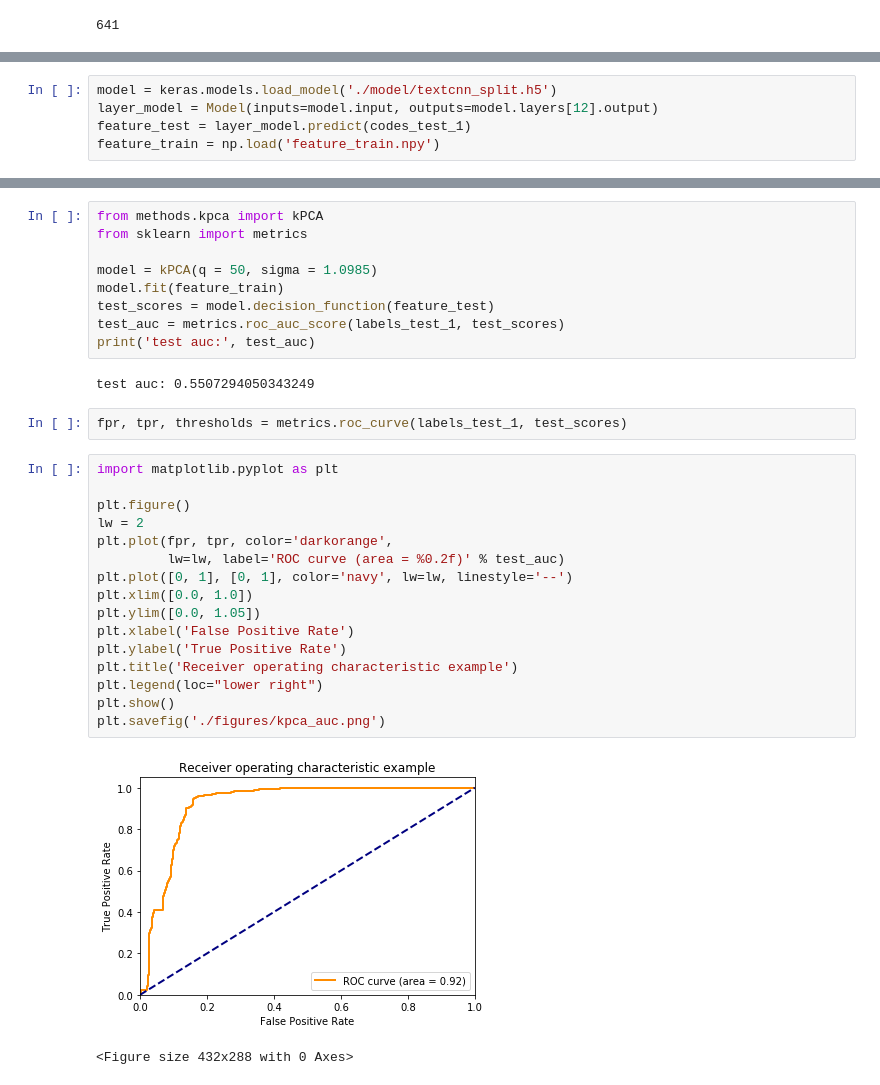
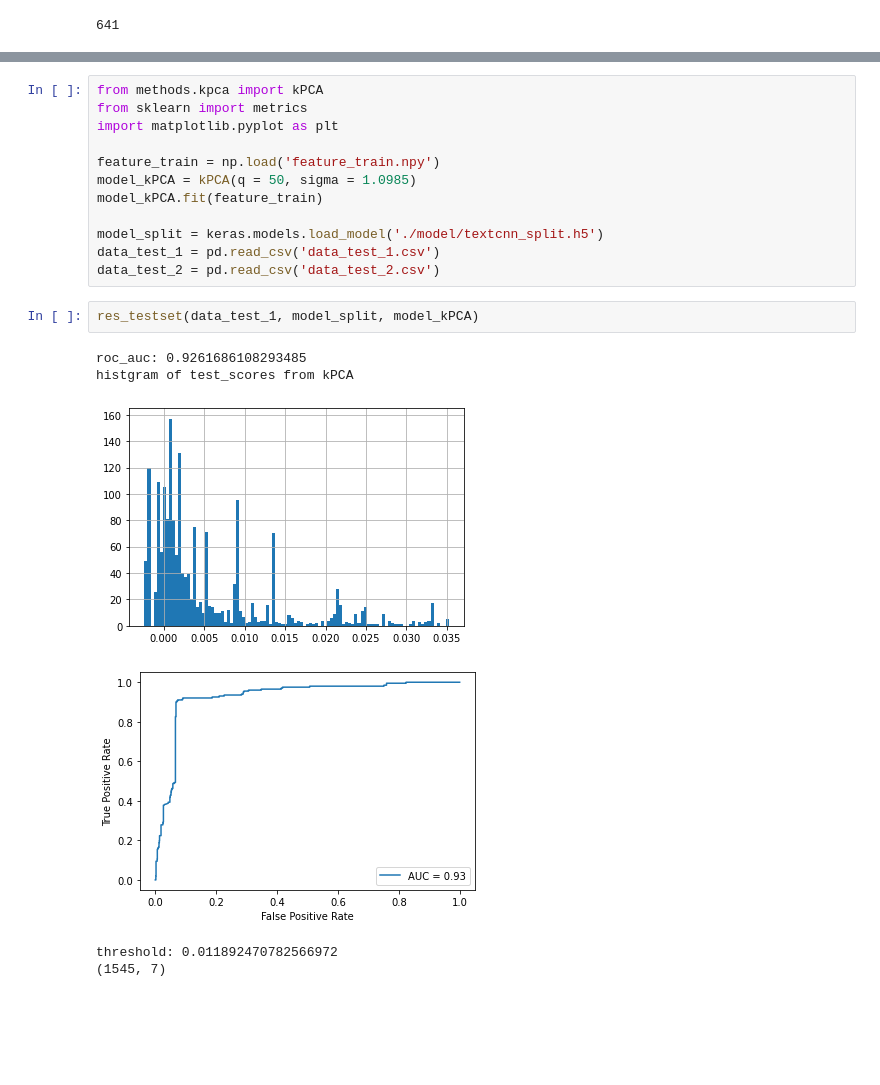
Before and after one commit to yuanchongbit/timeEvolved, a Jupyter notebook: TextCNN/textcnn_kpca.ipynb, the cells around one changed output, grey strips where cells are left out. Cells and saved outputs as stored; diff of their text form; blank space fills up the shorter version.

Commit message:
add function to get the results of test_dataset

```diff
--- a/TextCNN/textcnn_kpca.ipynb
+++ b/TextCNN/textcnn_kpca.ipynb
@@ -143,5 +137,0 @@ codes_test_1 = codes_loader(codes_test_1)
-# %%
-model = keras.models.load_model('./model/textcnn_split.h5')
-layer_model = Model(inputs=model.input, outputs=model.layers[12].output)
-feature_test = layer_model.predict(codes_test_1)
-feature_train = np.load('feature_train.npy')
@@ -148,32 +197,21 @@ feature_train = np.load('feature_train.npy')
 # %%
 from methods.kpca import kPCA
 from sklearn import metrics
+import matplotlib.pyplot as plt
 
-model = kPCA(q = 50, sigma = 1.0985)
-model.fit(feature_train)
-test_scores = model.decision_function(feature_test)
-test_auc = metrics.roc_auc_score(labels_test_1, test_scores)
-print('test auc:', test_auc)
+feature_train = np.load('feature_train.npy')
+model_kPCA = kPCA(q = 50, sigma = 1.0985)
+model_kPCA.fit(feature_train)
+
+model_split = keras.models.load_model('./model/textcnn_split.h5')
+data_test_1 = pd.read_csv('data_test_1.csv')
+data_test_2 = pd.read_csv('data_test_2.csv')
-# %% [output]
-test auc: 0.5507294050343249
-# %%
-fpr, tpr, thresholds = metrics.roc_curve(labels_test_1, test_scores)
-# %%
-import matplotlib.pyplot as plt
-
-plt.figure()
-lw = 2
-plt.plot(fpr, tpr, color='darkorange',
-         lw=lw, label='ROC curve (area = %0.2f)' % test_auc)
-plt.plot([0, 1], [0, 1], color='navy', lw=lw, linestyle='--')
-plt.xlim([0.0, 1.0])
-plt.ylim([0.0, 1.05])
-plt.xlabel('False Positive Rate')
-plt.ylabel('True Positive Rate')
-plt.title('Receiver operating characteristic example')
-plt.legend(loc="lower right")
-plt.show()
-plt.savefig('./figures/kpca_auc.png')
-# %% [output]
-[figure, removed]
-<Figure size 432x288 with 0 Axes>
+# %%
+res_testset(data_test_1, model_split, model_kPCA)
+# %% [output]
+roc_auc: 0.9261686108293485
+histgram of test_scores from kPCA
+[figure, added]
+[figure, added]
+threshold: 0.011892470782566972
+(1545, 7)
```
Also changed, not shown: parts of 5 cells of this notebook.
